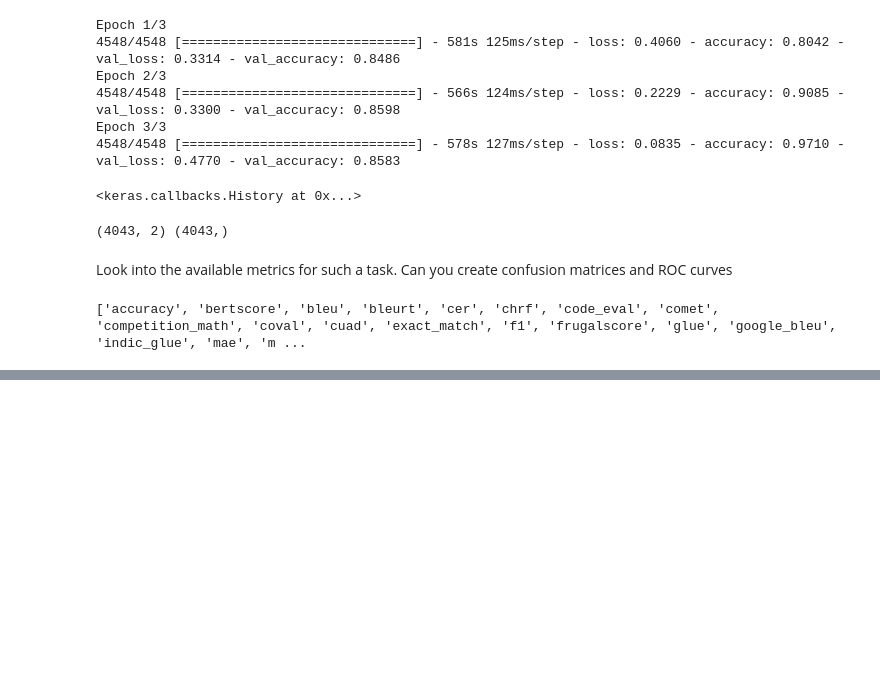
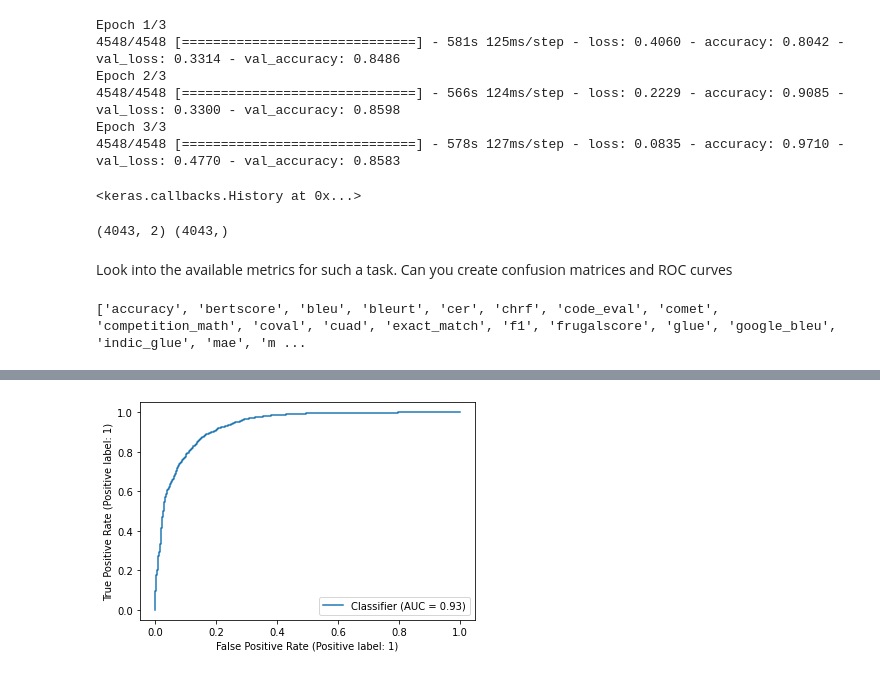
Before and after one commit to hoangminhanh/TWSM_Lab, a Jupyter notebook: Homework/7_Class_Homework/HW_7_PH_Fine_tuning_a_model_with_Keras.ipynb, the cells around one changed output, grey strips where cells are left out. Cells and saved outputs as stored; diff of their text form; code cells hidden in the pictures; blank space fills up the shorter version.

```diff
--- a/Homework/7_Class_Homework/HW_7_PH_Fine_tuning_a_model_with_Keras.ipynb
+++ b/Homework/7_Class_Homework/HW_7_PH_Fine_tuning_a_model_with_Keras.ipynb
@@ -291,0 +199,5 @@ roc_curve_plot(fpr,tpr,roc_auc)
+# %%
+# Plot ROC curve
+RocCurveDisplay.from_predictions(tokenized_dataset_val_small["is_duplicate"], preds[:,1]);
+# %% [output]
+[figure, added]
```
Also changed, not shown: parts of 13 cells of this notebook.
